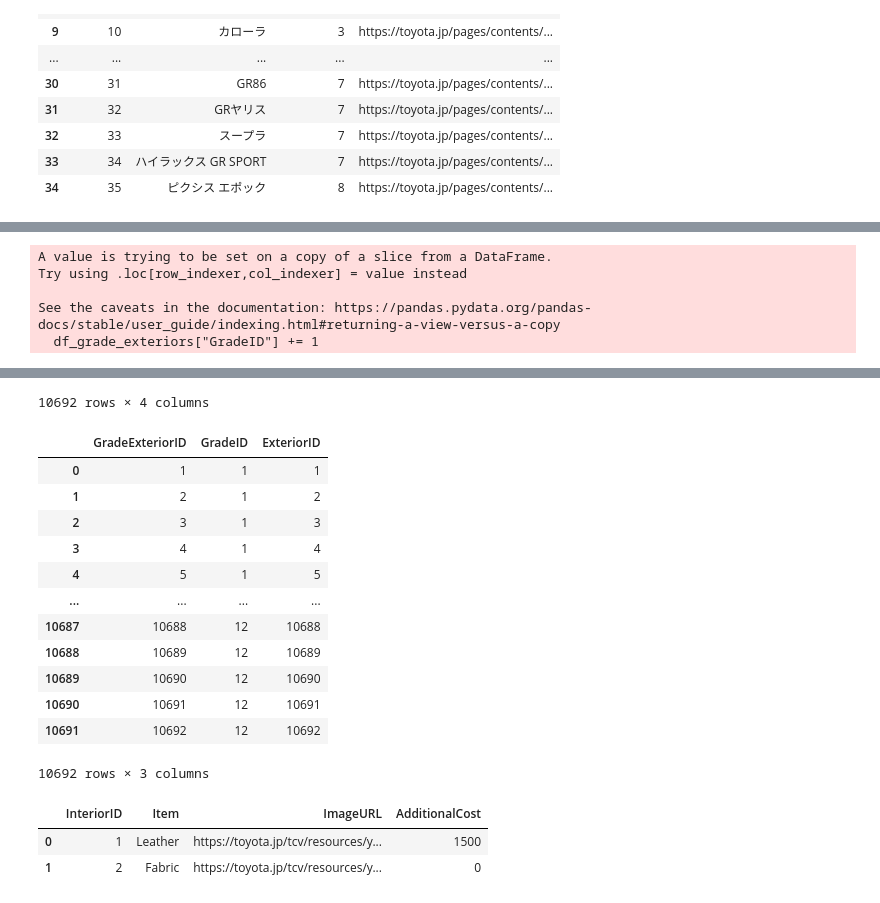
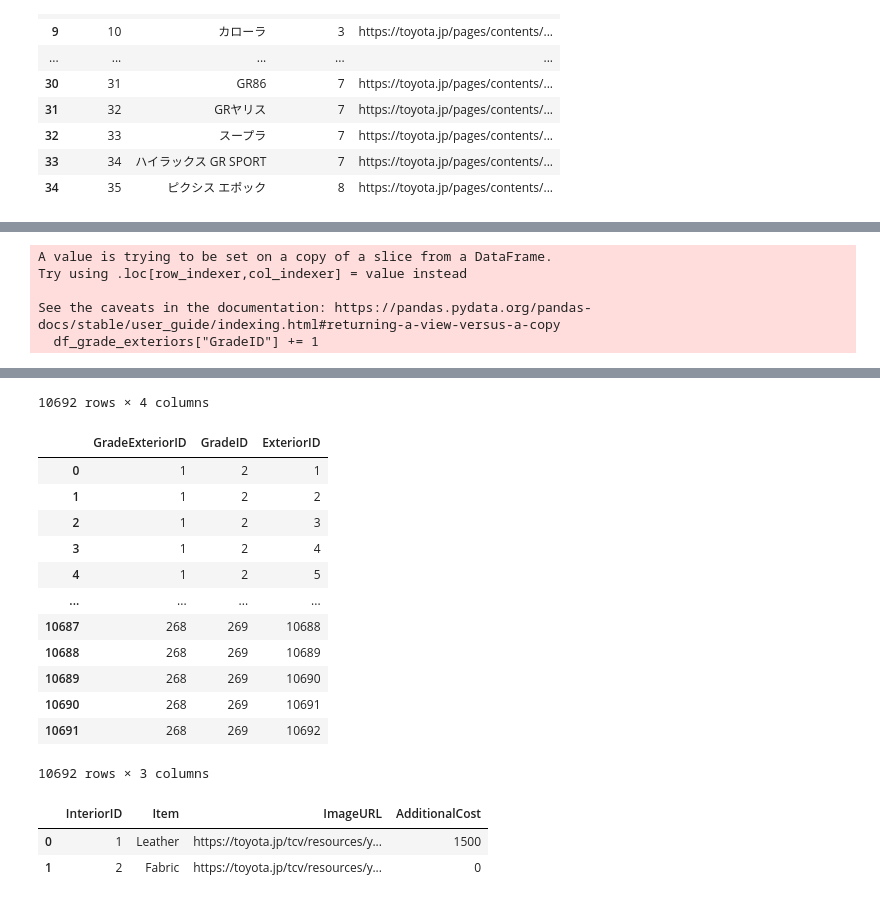
Before and after one commit to sadanobu-mizusako/python-part-ja-1-cap-2, a Jupyter notebook: data_collector/csv2json.ipynb, the cells around one changed output, grey strips where cells are left out. Drawn from its saved outputs; the diff is of its cells as text; code cells hidden in the pictures.

```diff
--- a/data_collector/csv2json.ipynb
+++ b/data_collector/csv2json.ipynb
@@ -58,7 +58,7 @@ df_car_grades = pd.read_csv("./asset/grades.csv").drop(columns=["Unnamed: 0"])
 df_car_grades_enrich = df_car_grades.copy()
 df_car_grades_enrich["BaseID"] = range(1,len(df_car_grades_enrich)+1)
 df_car_grades_enrich["GradeID"] = range(1,len(df_car_grades_enrich)+1)
-df_car_grades_enrich["ModelID"] = df_car_grades_enrich["model_id"]
+df_car_grades_enrich["ModelID"] = df_car_grades_enrich["model_id"] + 1
 df_car_grades_enrich["GradeName"] = df_car_grades_enrich["grade_name"]
 df_car_grades_enrich["Description"] = df_car_grades_enrich.desc
 df_car_grades_enrich["EngineType"] = df_car_grades_enrich.desc.apply(
@@ -70,7 +70,7 @@ df_car_grades_enrich["BasePrice"] = df_car_grades_enrich["price"].apply(lambda x
 df_base = df_car_grades_enrich[["BaseID", "GradeID", "EngineID", "BasePrice"]].copy()
 df_engines = df_car_grades_enrich[["EngineID", "EngineType"]].drop_duplicates().sort_values(by="EngineID")
 df_car_grades = df_car_grades_enrich[["GradeID", "GradeName", "Description", "ModelID"]].copy()
-df_car_grades["ModelID"] += 1
+df_car_grades["Rank"] = np.random.choice(range(len(df_car_grades)),size=len(df_car_grades))
 display(df_base)
 display(df_engines)
 display(df_car_grades)
@@ -110,0 +127,3 @@ display(df_car_grades)
+# %%
+df_mapping = df_car_grades_enrich[["model_id", "grade_id", "GradeID"]]
+df_mapping
@@ -112,47 +145,49 @@ display(df_car_grades)
 df_exteriors = pd.read_csv("./asset/exterior_parts.csv").drop(columns=["Unnamed: 0"])
 
 df_exteriors_enrich = df_exteriors.copy()
+df_exteriors_enrich = df_exteriors_enrich.merge(right=df_mapping, how="left", on=["model_id", "grade_id"])
 df_exteriors_enrich = df_exteriors_enrich.rename(
-    columns={"grade_id":"GradeID", "model_id":"ModelID", "name":"Item", "img_url":"ImageURL", "price":"AdditionalCost"})
+    columns={"model_id":"ModelID", "name":"Item", "img_url":"ImageURL", "price":"AdditionalCost"})
 df_exteriors_enrich["ExteriorID"] = range(1,len(df_exteriors_enrich)+1)
-df_exteriors_enrich["GradeExteriorID"] = range(1,len(df_exteriors_enrich)+1)
+# df_exteriors_enrich["GradeExteriorID"] = range(1,len(df_exteriors_enrich)+1)
+df_exteriors_enrich["GradeExteriorID"] = df_exteriors_enrich["GradeID"]
 df_exteriors = df_exteriors_enrich[["ExteriorID", "Item", "ImageURL", "AdditionalCost"]]
 df_grade_exteriors = df_exteriors_enrich[["GradeExteriorID", "GradeID", "ExteriorID"]]
 df_grade_exteriors["GradeID"] += 1
 
 display(df_exteriors)
 display(df_grade_exteriors)
 # %% [output]
 A value is trying to be set on a copy of a slice from a DataFrame.
 Try using .loc[row_indexer,col_indexer] = value instead
 
 See the caveats in the documentation: https://pandas.pydata.org/pandas-docs/stable/user_guide/indexing.html#returning-a-view-versus-a-copy
   df_grade_exteriors["GradeID"] += 1
 |  | ExteriorID | Item | ImageURL | AdditionalCost |
 | 0 | 1 | Bi-Beam LEDヘッドランプ（マニュアルレベリング機能付）＋... | https://toyota.jp/tcv/resources/a... | 110000 |
 | 1 | 2 | バイカラーLEDフォグランプ（切り替え式） LEDリヤフォグランプ... | https://toyota.jp/tcv/resources/a... | 57090 |
 | 2 | 3 | バイカラーLEDフォグランプ（切り替え式） LEDリヤフォグランプ... | https://toyota.jp/tcv/resources/a... | 57090 |
 | 3 | 4 | バイカラーLEDフォグランプ（切り替え式） LEDリヤフォグランプ... | https://toyota.jp/tcv/resources/a... | 56320 |
 | 4 | 5 | バイカラーLEDフォグランプ（切り替え式） LEDリヤフォグランプ... | https://toyota.jp/tcv/resources/a... | 56320 |
 | ... | ... | ... | ... | ... |
 | 10687 | 10688 | ナンバーフレーム（メッキ） フロント | https://toyota.jp/tcv/resources/p... | 2200 |
 | 10688 | 10689 | ナンバーフレーム（メッキ） リヤ | https://toyota.jp/tcv/resources/p... | 2200 |
 | 10689 | 10690 | プレミアムナンバーフレーム（ダークブラックメッキ調） フロント・リ... | https://toyota.jp/tcv/resources/p... | 7700 |
 | 10690 | 10691 | プレミアムナンバーフレーム（ダークブラックメッキ調） フロント | https://toyota.jp/tcv/resources/p... | 3850 |
 | 10691 | 10692 | プレミアムナンバーフレーム（ダークブラックメッキ調） リヤ | https://toyota.jp/tcv/resources/p... | 3850 |
 10692 rows × 4 columns
 |  | GradeExteriorID | GradeID | ExteriorID |
-| 0 | 1 | 1 | 1 |
-| 1 | 2 | 1 | 2 |
-| 2 | 3 | 1 | 3 |
-| 3 | 4 | 1 | 4 |
-| 4 | 5 | 1 | 5 |
+| 0 | 1 | 2 | 1 |
+| 1 | 1 | 2 | 2 |
+| 2 | 1 | 2 | 3 |
+| 3 | 1 | 2 | 4 |
+| 4 | 1 | 2 | 5 |
 | ... | ... | ... | ... |
-| 10687 | 10688 | 12 | 10688 |
-| 10688 | 10689 | 12 | 10689 |
-| 10689 | 10690 | 12 | 10690 |
-| 10690 | 10691 | 12 | 10691 |
-| 10691 | 10692 | 12 | 10692 |
+| 10687 | 268 | 269 | 10688 |
+| 10688 | 268 | 269 | 10689 |
+| 10689 | 268 | 269 | 10690 |
+| 10690 | 268 | 269 | 10691 |
+| 10691 | 268 | 269 | 10692 |
 10692 rows × 3 columns
 # %%
 df_interiors = pd.DataFrame({
```
Also changed, not shown: parts of 3 cells of this notebook, 4 other files.
